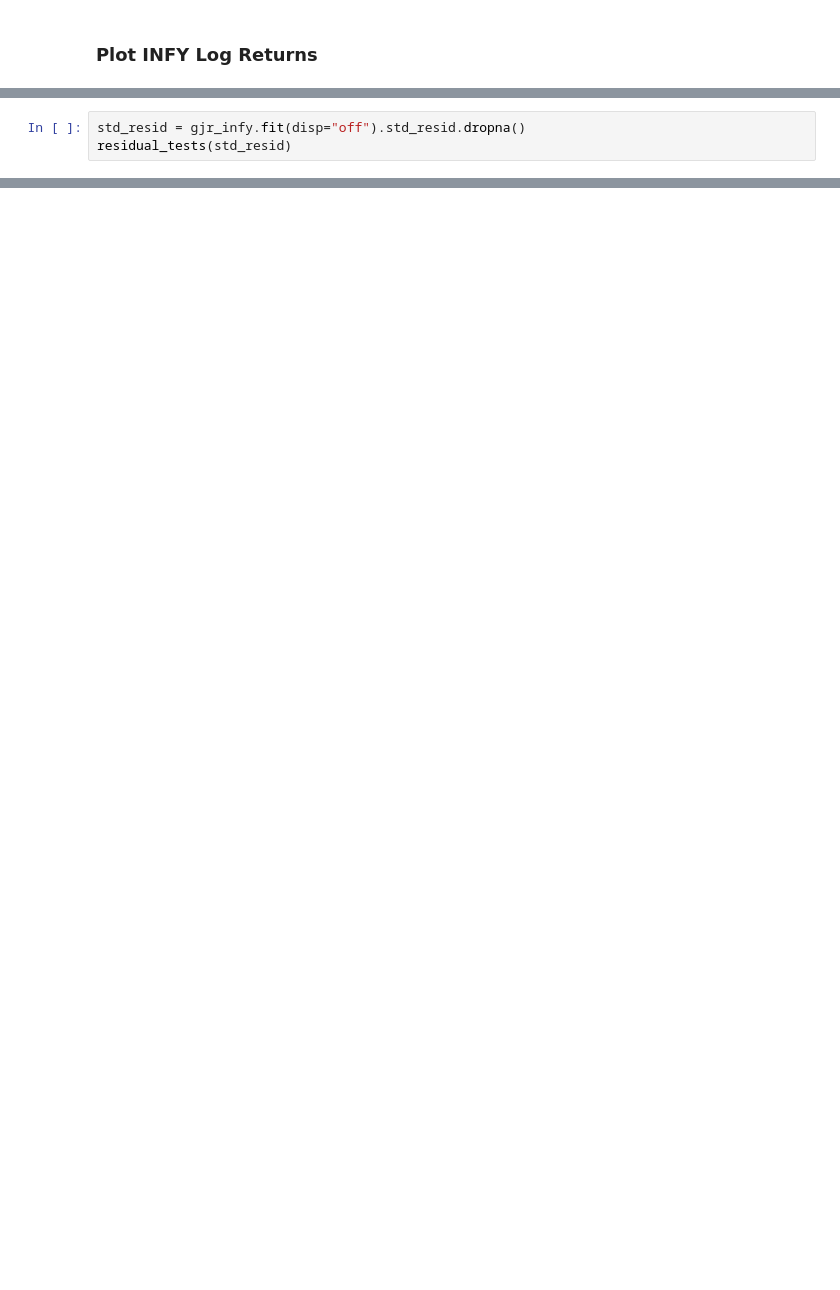
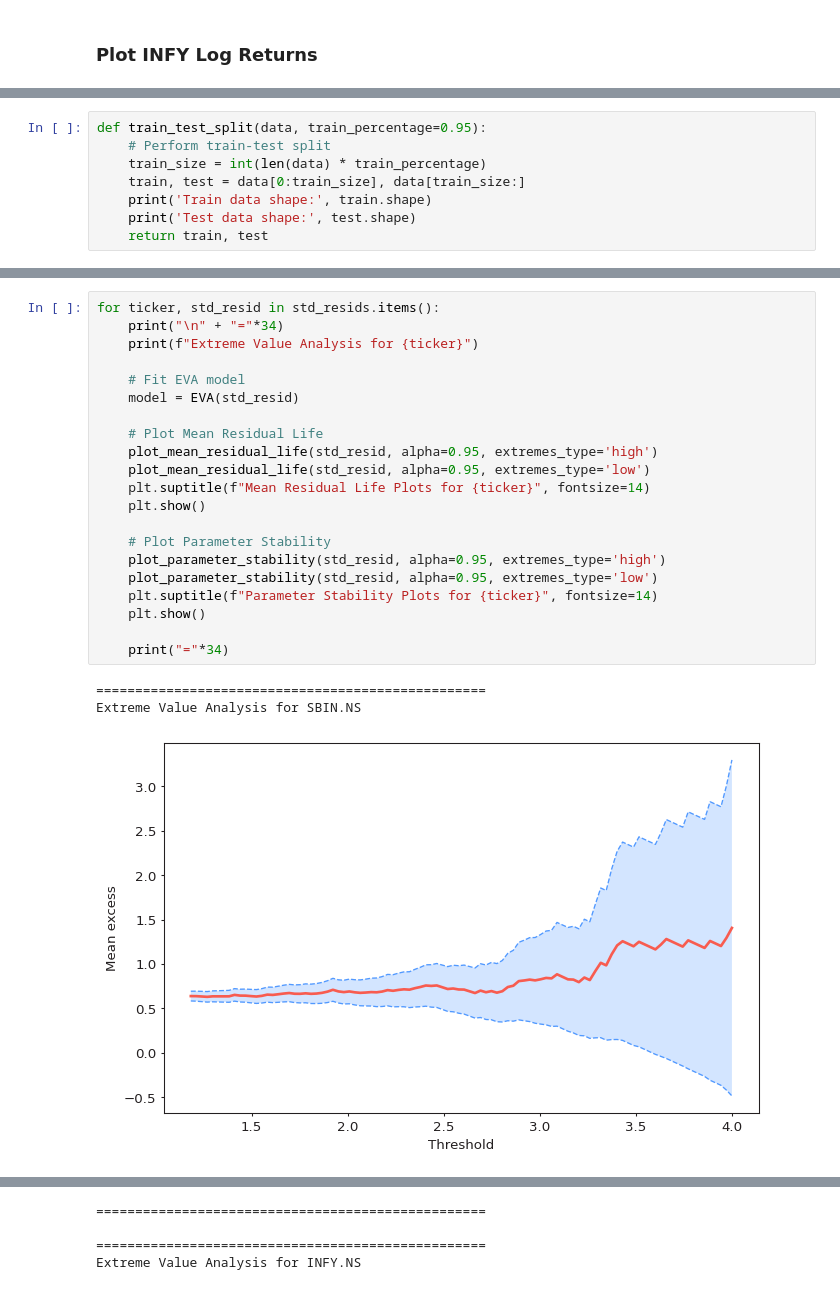
Before and after one commit to dassrikrishna/Tail_Risk_Modelling, a Jupyter notebook: week1/arma_gjr_t_evt.ipynb, the cells around one changed output, grey strips where cells are left out. Cells and saved outputs as stored; diff of their text form; blank space fills up the shorter version.

```diff
--- a/week1/arma_gjr_t_evt.ipynb
+++ b/week1/arma_gjr_t_evt.ipynb
@@ -290,3 +73,0 @@ BIC: 29548.4951
-# %%
-std_resid = gjr_infy.fit(disp="off").std_resid.dropna()
-residual_tests(std_resid)
@@ -528,0 +78,8 @@ plt.show()
+# %%
+def train_test_split(data, train_percentage=0.95):
+    # Perform train-test split
+    train_size = int(len(data) * train_percentage)
+    train, test = data[0:train_size], data[train_size:]
+    print('Train data shape:', train.shape)
+    print('Test data shape:', test.shape)
+    return train, test
@@ -528,0 +173,25 @@ plt.show()
+# %%
+for ticker, std_resid in std_resids.items():
+    print("\n" + "="*34)
+    print(f"Extreme Value Analysis for {ticker}")
+
+    # Fit EVA model
+    model = EVA(std_resid)
+
+    # Plot Mean Residual Life
+    plot_mean_residual_life(std_resid, alpha=0.95, extremes_type='high')
+    plot_mean_residual_life(std_resid, alpha=0.95, extremes_type='low')
+    plt.suptitle(f"Mean Residual Life Plots for {ticker}", fontsize=14)
+    plt.show()
+
+    # Plot Parameter Stability
+    plot_parameter_stability(std_resid, alpha=0.95, extremes_type='high')
+    plot_parameter_stability(std_resid, alpha=0.95, extremes_type='low')
+    plt.suptitle(f"Parameter Stability Plots for {ticker}", fontsize=14)
+    plt.show()
+
+    print("="*34)
+# %% [output]
+==================================================
+Extreme Value Analysis for SBIN.NS
+[figure, added]
@@ -528,0 +201,4 @@ plt.show()
+==================================================
+
+==================================================
+Extreme Value Analysis for INFY.NS
```
Also changed, not shown: parts of 86 cells of this notebook, 2 other files.
